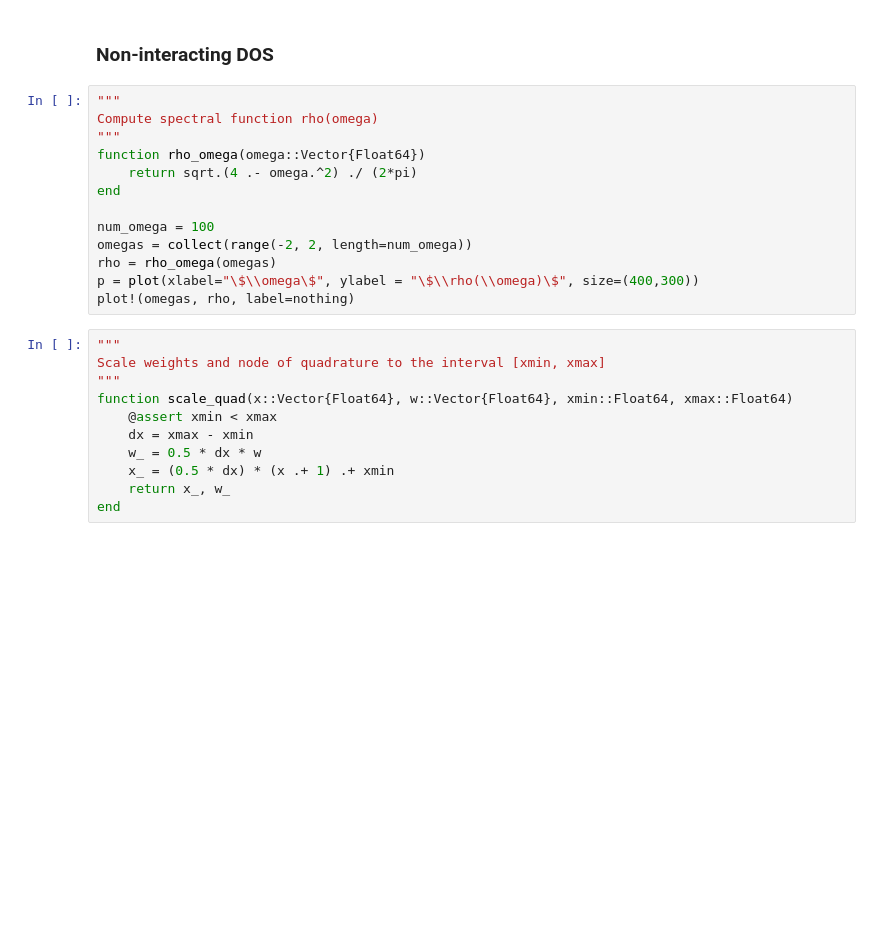
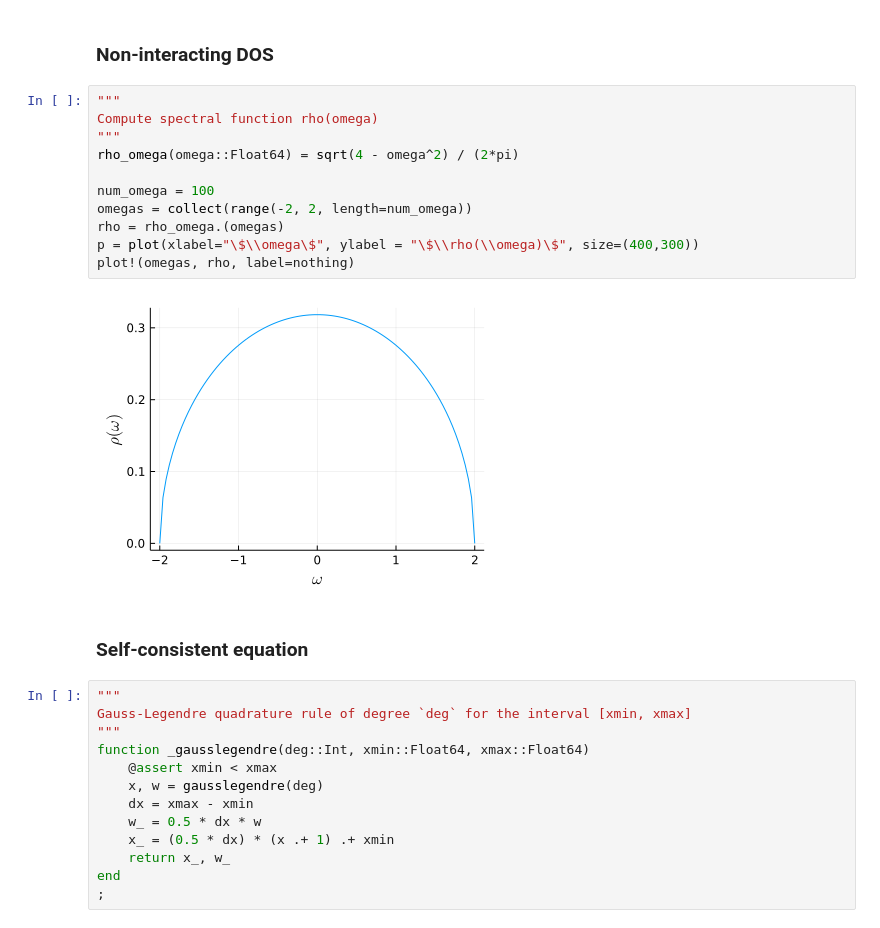
Before and after one commit to SpM-lab/sparse-ir-tutorial, a Jupyter notebook: src/ipt.ipynb, the cells around one changed output. Drawn from its saved outputs; the diff is of its cells as text; blank space fills up the shorter version.

```diff
--- a/src/ipt.ipynb
+++ b/src/ipt.ipynb
@@ -9,25 +33,29 @@ using Plots
 # %%
 """
 Compute spectral function rho(omega)
 """
-function rho_omega(omega::Vector{Float64})
-    return sqrt.(4 .- omega.^2) ./ (2*pi)
-end
+rho_omega(omega::Float64) = sqrt(4 - omega^2) / (2*pi)
 
 num_omega = 100
 omegas = collect(range(-2, 2, length=num_omega))
-rho = rho_omega(omegas)
+rho = rho_omega.(omegas)
 p = plot(xlabel="\$\\omega\$", ylabel = "\$\\rho(\\omega)\$", size=(400,300))
 plot!(omegas, rho, label=nothing)
+# %% [output]
+[figure, added]
+# %% [markdown]
+### Self-consistent equation
 # %%
 """
-Scale weights and node of quadrature to the interval [xmin, xmax]
+Gauss-Legendre quadrature rule of degree `deg` for the interval [xmin, xmax]
 """
-function scale_quad(x::Vector{Float64}, w::Vector{Float64}, xmin::Float64, xmax::Float64)
+function _gausslegendre(deg::Int, xmin::Float64, xmax::Float64)
     @assert xmin < xmax
+    x, w = gausslegendre(deg)
     dx = xmax - xmin
     w_ = 0.5 * dx * w
     x_ = (0.5 * dx) * (x .+ 1) .+ xmin
     return x_, w_
 end
+;
 # %%
```
Also changed, not shown: parts of 16 cells of this notebook.
